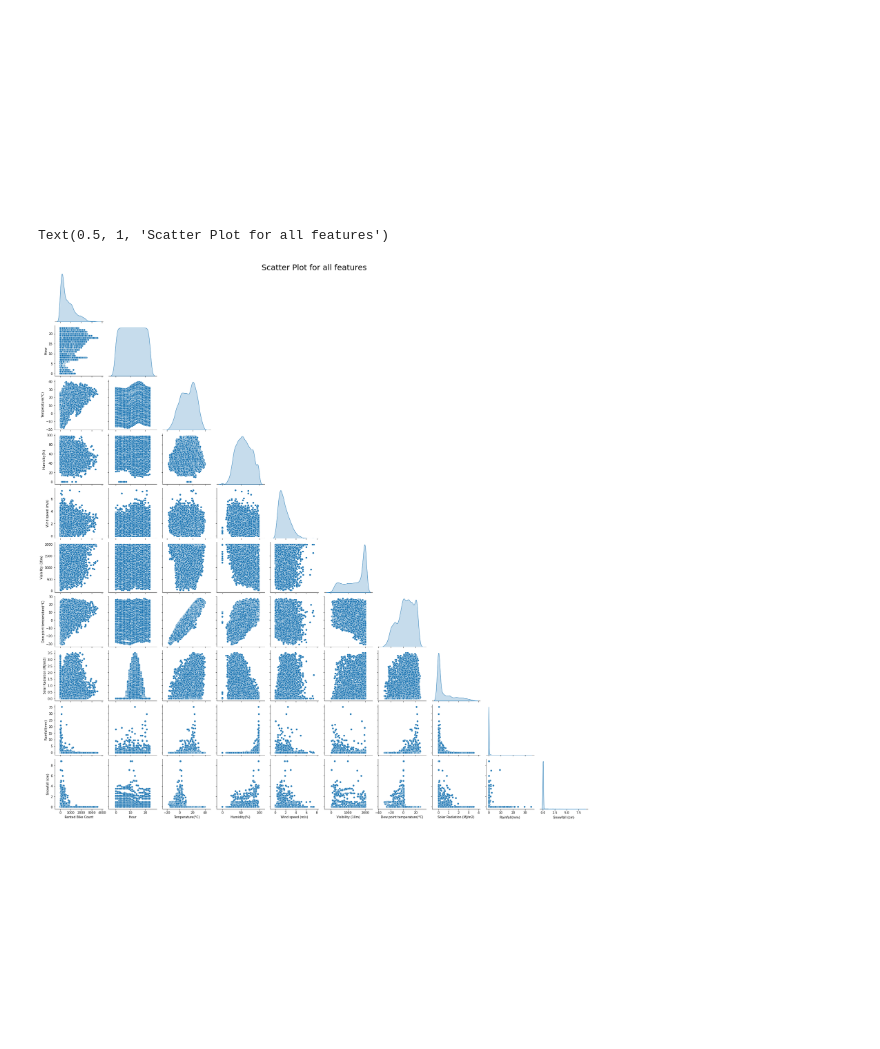
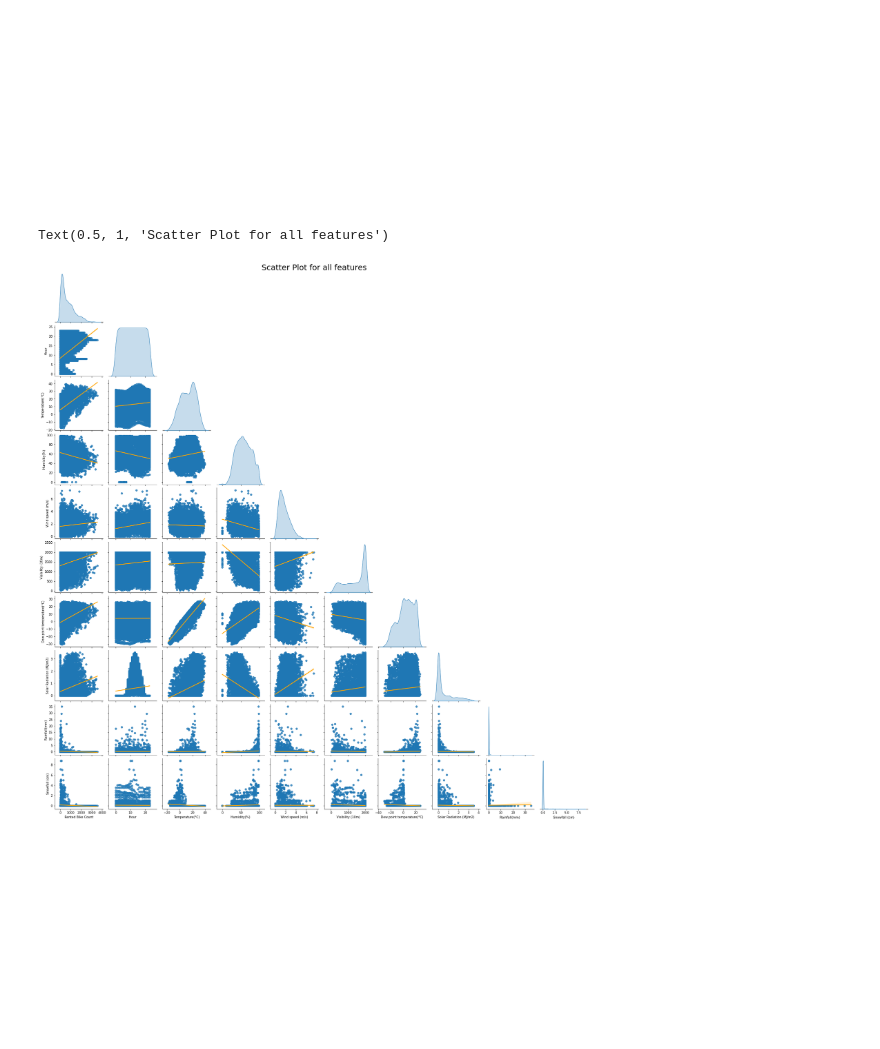
Before and after one commit to AliAfs/PSM_Project_BikeSharing, a Jupyter notebook: PSM_Project_BikeSharing.ipynb, the cells around one changed output. Cells and saved outputs as stored; diff of their text form; code cells hidden in the pictures.

```diff
--- a/PSM_Project_BikeSharing.ipynb
+++ b/PSM_Project_BikeSharing.ipynb
@@ -503,11 +721,11 @@ Text(0.5, 1.1, 'Scatter Plot for Temprature and Wind Speed')
 # %%
 # Scatter plot for all features
 import seaborn as sns
-sns.pairplot(data, diag_kind='kde', corner=True)
+sns.pairplot(data, diag_kind='kde', corner=True, kind='reg', plot_kws={'line_kws':{'color':'orange'}})
 plt.suptitle('Scatter Plot for all features', y = 1, fontsize = 25)
 # %% [output]
 Text(0.5, 1, 'Scatter Plot for all features')
-[figure, old version]
+[figure, new version]
 # %% [markdown]
 <br><br><br><br><br><br><br><br><br><br><br><br><br><br><br><br>
 # %%
```
Also changed, not shown: parts of 27 cells of this notebook.
